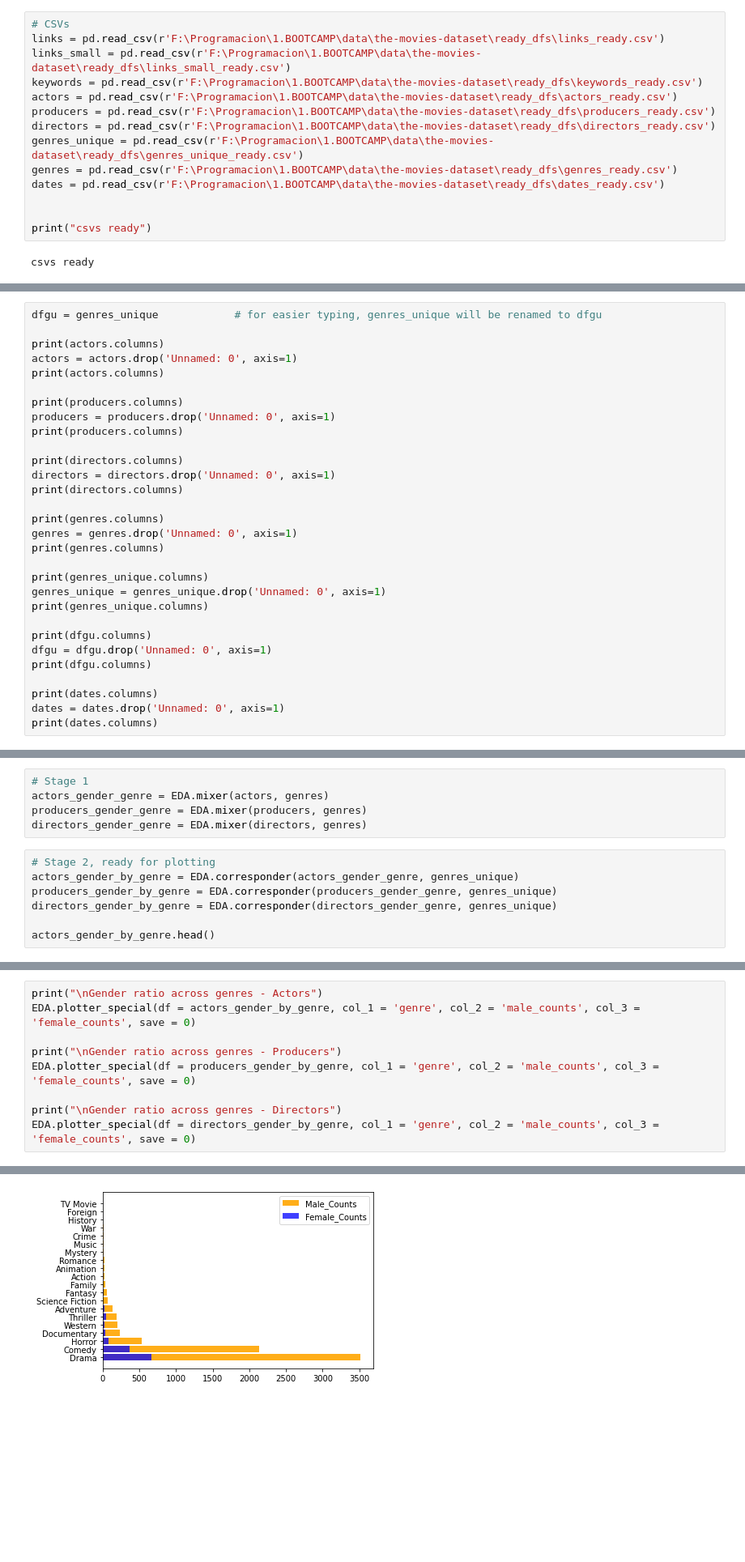
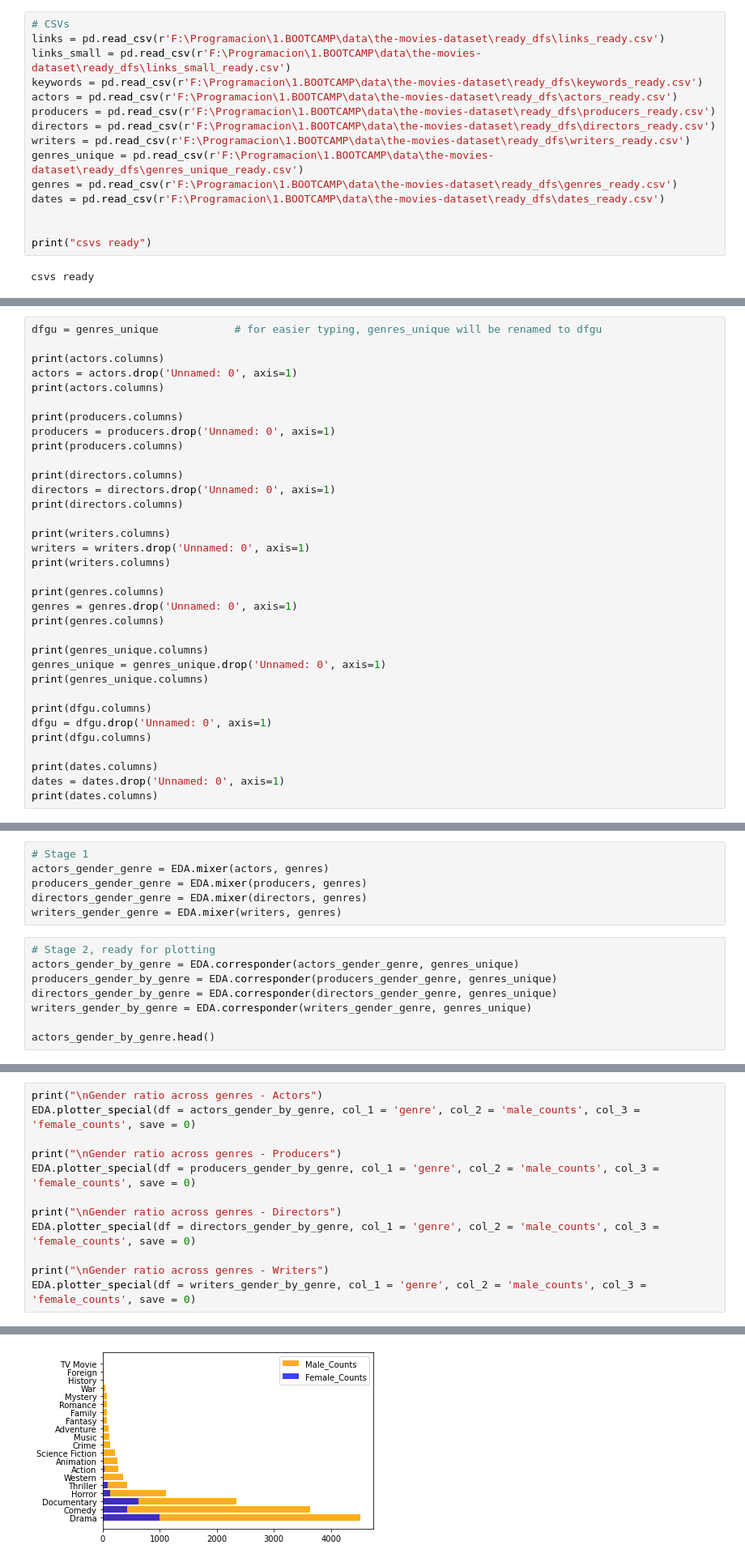
Before and after one commit to Dibmar/DAANMO_Project, a Jupyter notebook: DAANMO_Project/cross-indexing.ipynb, the cells around one changed output, grey strips where cells are left out. Shown at 81% size. Drawn from its saved outputs; the diff is of its cells as text; blank space fills up the shorter version.

```diff
--- a/DAANMO_Project/cross-indexing.ipynb
+++ b/DAANMO_Project/cross-indexing.ipynb
@@ -38,6 +38,7 @@ keywords = pd.read_csv(r'F:\Programacion\1.BOOTCAMP\data\the-movies-dataset\read
 actors = pd.read_csv(r'F:\Programacion\1.BOOTCAMP\data\the-movies-dataset\ready_dfs\actors_ready.csv')
 producers = pd.read_csv(r'F:\Programacion\1.BOOTCAMP\data\the-movies-dataset\ready_dfs\producers_ready.csv')
 directors = pd.read_csv(r'F:\Programacion\1.BOOTCAMP\data\the-movies-dataset\ready_dfs\directors_ready.csv')
+writers = pd.read_csv(r'F:\Programacion\1.BOOTCAMP\data\the-movies-dataset\ready_dfs\writers_ready.csv')
 genres_unique = pd.read_csv(r'F:\Programacion\1.BOOTCAMP\data\the-movies-dataset\ready_dfs\genres_unique_ready.csv')
 genres = pd.read_csv(r'F:\Programacion\1.BOOTCAMP\data\the-movies-dataset\ready_dfs\genres_ready.csv')
 dates = pd.read_csv(r'F:\Programacion\1.BOOTCAMP\data\the-movies-dataset\ready_dfs\dates_ready.csv')
@@ -175,6 +180,10 @@ print(producers.columns)
 print(directors.columns)
 directors = directors.drop('Unnamed: 0', axis=1)
 print(directors.columns)
+
+print(writers.columns)
+writers = writers.drop('Unnamed: 0', axis=1)
+print(writers.columns)
 
 print(genres.columns)
 genres = genres.drop('Unnamed: 0', axis=1)
@@ -211,11 +222,13 @@ Index(['id', 'release_date', 'runtime'], dtype='object')
 actors_gender_genre = EDA.mixer(actors, genres)
 producers_gender_genre = EDA.mixer(producers, genres)
 directors_gender_genre = EDA.mixer(directors, genres)
+writers_gender_genre = EDA.mixer(writers, genres)
 # %%
 # Stage 2, ready for plotting
 actors_gender_by_genre = EDA.corresponder(actors_gender_genre, genres_unique)
 producers_gender_by_genre = EDA.corresponder(producers_gender_genre, genres_unique)
 directors_gender_by_genre = EDA.corresponder(directors_gender_genre, genres_unique)
+writers_gender_by_genre = EDA.corresponder(writers_gender_genre, genres_unique)
 
 actors_gender_by_genre.head()
 # %% [output]
@@ -234,6 +247,9 @@ EDA.plotter_special(df = producers_gender_by_genre, col_1 = 'genre', col_2 = 'ma
 
 print("\nGender ratio across genres - Directors")
 EDA.plotter_special(df = directors_gender_by_genre, col_1 = 'genre', col_2 = 'male_counts', col_3 = 'female_counts', save = 0)
+
+print("\nGender ratio across genres - Writers")
+EDA.plotter_special(df = writers_gender_by_genre, col_1 = 'genre', col_2 = 'male_counts', col_3 = 'female_counts', save = 0)
 # %% [output]
 Gender ratio across genres - Actors
 [figure]
@@ -242,2 +258,2 @@ Gender ratio across genres - Producers
 Gender ratio across genres - Directors
-[figure, old version]
+[figure, new version]
```
Also changed, not shown: parts of 10 cells of this notebook, 3 other files.
